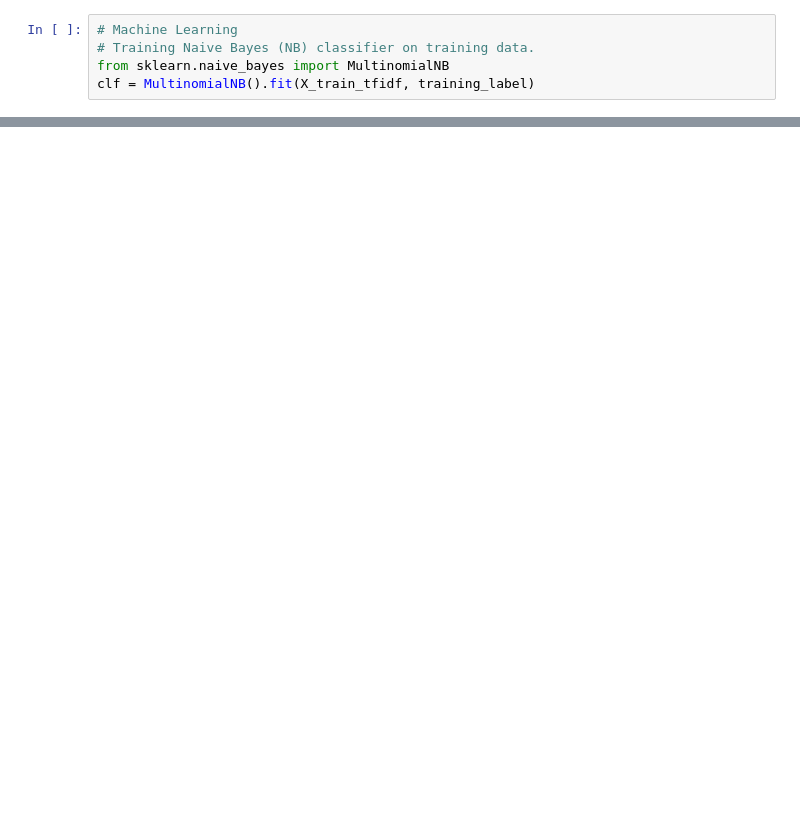
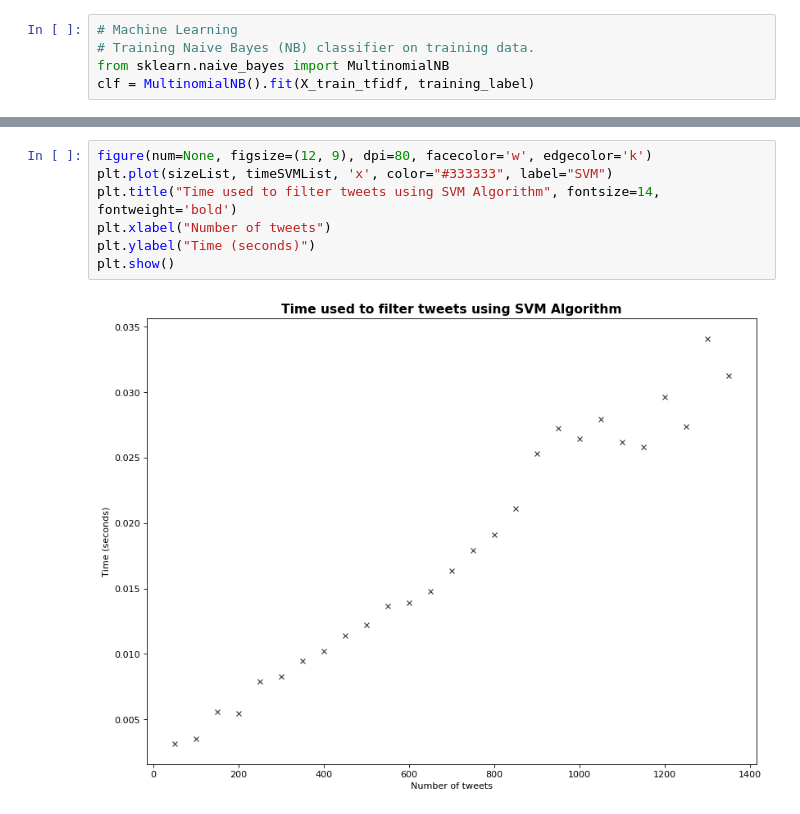
Before and after one commit to cskitty/linguistics, a Jupyter notebook: cyberbully/Cyberbullying.ipynb, the cells around one changed output, grey strips where cells are left out. Cells and saved outputs as stored; diff of their text form; blank space fills up the shorter version.

```diff
--- a/cyberbully/Cyberbullying.ipynb
+++ b/cyberbully/Cyberbullying.ipynb
@@ -282,0 +399,9 @@ np.mean(predicted_svm == test_label)
+# %%
+figure(num=None, figsize=(12, 9), dpi=80, facecolor='w', edgecolor='k')
+plt.plot(sizeList, timeSVMList, 'x', color="#333333", label="SVM")
+plt.title("Time used to filter tweets using SVM Algorithm", fontsize=14, fontweight='bold')
+plt.xlabel("Number of tweets")
+plt.ylabel("Time (seconds)")
+plt.show()
+# %% [output]
+[figure, added]
```
Also changed, not shown: parts of 16 cells of this notebook, 2 other files.
